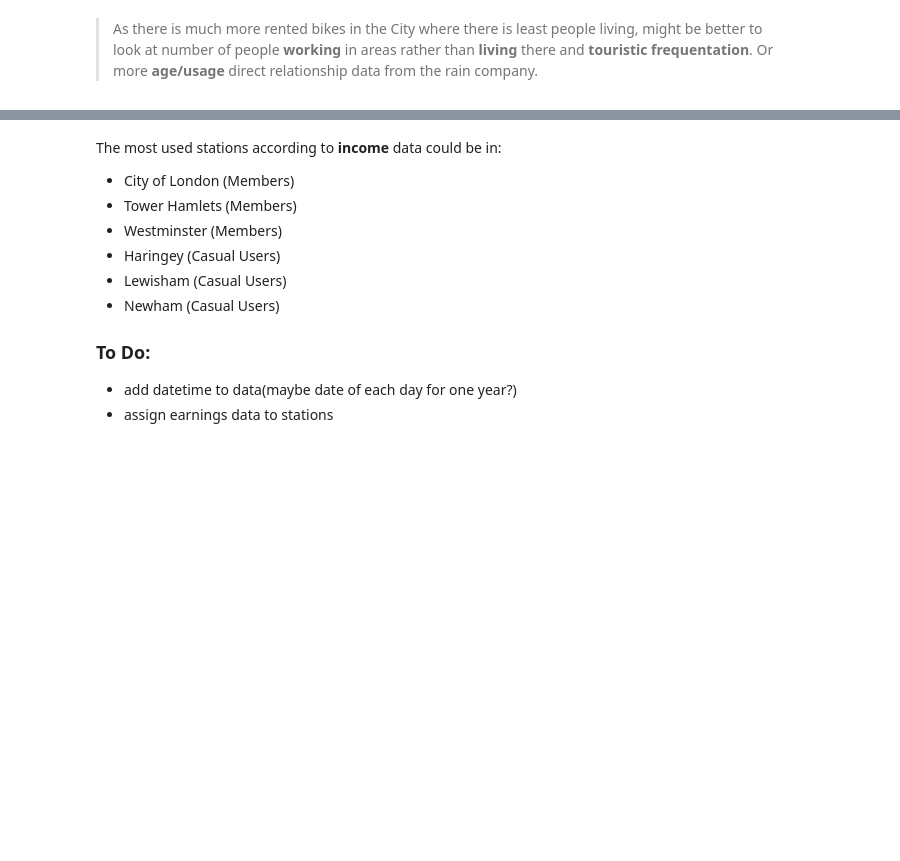
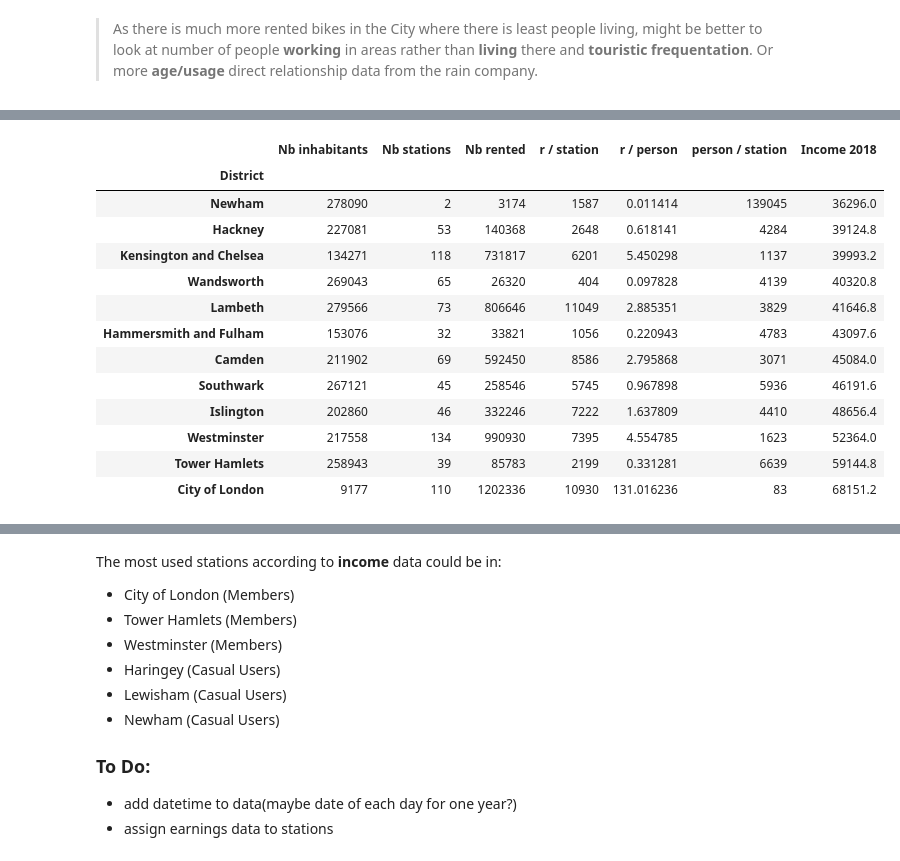
Before and after one commit to dataBikeHsUlm/MapReduce, a Jupyter notebook: Data_Profiling/AdditionalFeatures.ipynb, the cells around one changed output, grey strips where cells are left out. Drawn from its saved outputs; the diff is of its cells as text; code cells hidden in the pictures; blank space fills up the shorter version.

Commit message:
income data

```diff
--- a/Data_Profiling/AdditionalFeatures.ipynb
+++ b/Data_Profiling/AdditionalFeatures.ipynb
@@ -303,0 +304,20 @@ earnings
+# %%
+d_earnings = d_final_age.merge(earnings[["2018"]], how="left", left_on="District", right_on="District")
+d_earnings.rename(columns={'2018':'Income 2018'}, inplace=True)
+
+d_earnings.sort_values("Income 2018")
+# %% [output]
+|  | Nb inhabitants | Nb stations | Nb rented | r / station | r / person | person / station | Income 2018 |
+| District |  |  |  |  |  |  |  |
+| Newham | 278090 | 2 | 3174 | 1587 | 0.011414 | 139045 | 36296.0 |
+| Hackney | 227081 | 53 | 140368 | 2648 | 0.618141 | 4284 | 39124.8 |
+| Kensington and Chelsea | 134271 | 118 | 731817 | 6201 | 5.450298 | 1137 | 39993.2 |
+| Wandsworth | 269043 | 65 | 26320 | 404 | 0.097828 | 4139 | 40320.8 |
+| Lambeth | 279566 | 73 | 806646 | 11049 | 2.885351 | 3829 | 41646.8 |
+| Hammersmith and Fulham | 153076 | 32 | 33821 | 1056 | 0.220943 | 4783 | 43097.6 |
+| Camden | 211902 | 69 | 592450 | 8586 | 2.795868 | 3071 | 45084.0 |
+| Southwark | 267121 | 45 | 258546 | 5745 | 0.967898 | 5936 | 46191.6 |
+| Islington | 202860 | 46 | 332246 | 7222 | 1.637809 | 4410 | 48656.4 |
+| Westminster | 217558 | 134 | 990930 | 7395 | 4.554785 | 1623 | 52364.0 |
+| Tower Hamlets | 258943 | 39 | 85783 | 2199 | 0.331281 | 6639 | 59144.8 |
+| City of London | 9177 | 110 | 1202336 | 10930 | 131.016236 | 83 | 68151.2 |
```
Also changed, not shown: parts of 5 cells of this notebook, 2 other files.
